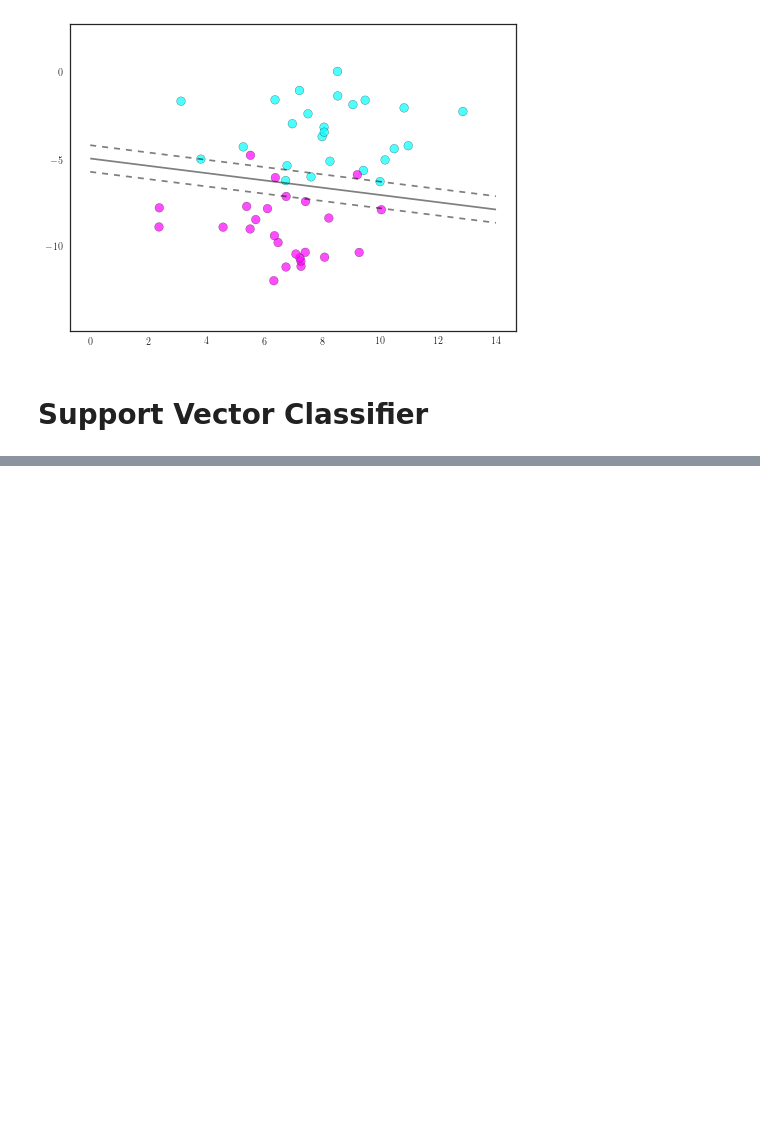
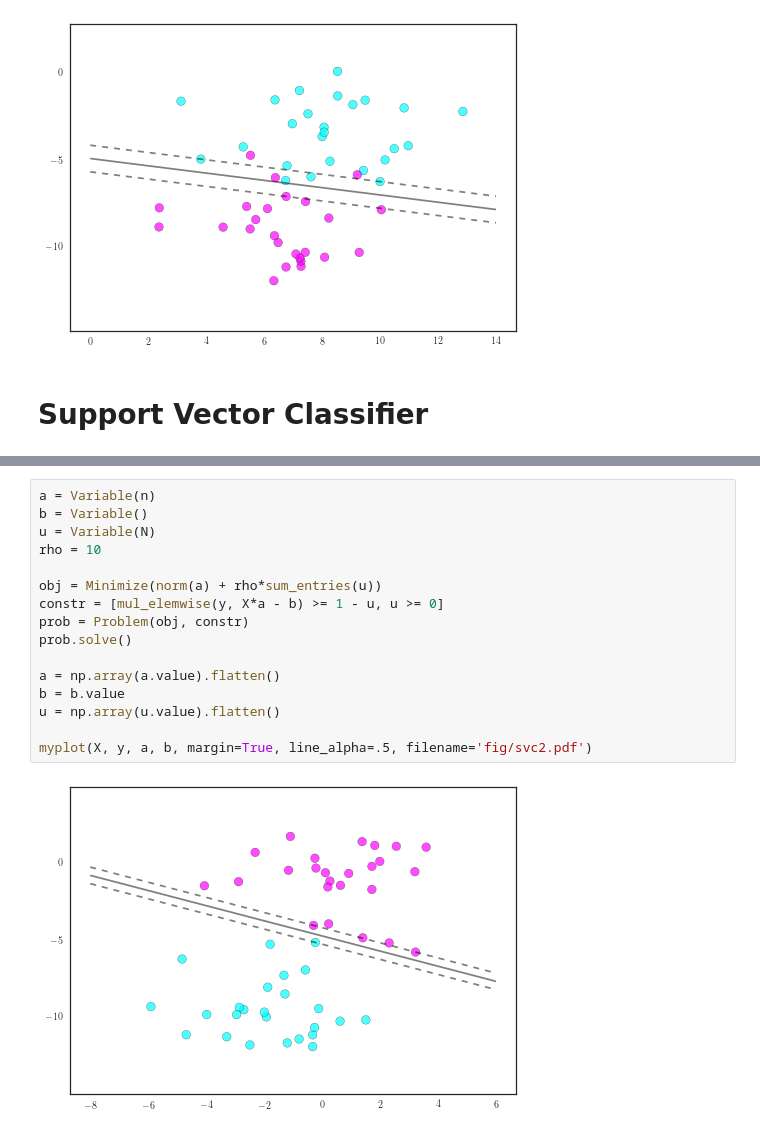
Before and after one commit to icme/cme252-optimization, a Jupyter notebook: lectures/svm/svm.ipynb, the cells around one changed output, grey strips where cells are left out. Cells and saved outputs as stored; diff of their text form; blank space fills up the shorter version.

```diff
--- a/lectures/svm/svm.ipynb
+++ b/lectures/svm/svm.ipynb
@@ -331,2 +331,20 @@ myplot(X, y, a, b, margin=True, line_alpha=.5, filename=None)
 # %% [output]
 [figure]
+# %%
+a = Variable(n)
+b = Variable()
+u = Variable(N)
+rho = 10
+
+obj = Minimize(norm(a) + rho*sum_entries(u))
+constr = [mul_elemwise(y, X*a - b) >= 1 - u, u >= 0]
+prob = Problem(obj, constr)
+prob.solve()
+
+a = np.array(a.value).flatten()
+b = b.value
+u = np.array(u.value).flatten()
+
+myplot(X, y, a, b, margin=True, line_alpha=.5, filename='fig/svc2.pdf')
+# %% [output]
+[figure, added]
```
Also changed, not shown: parts of 4 cells of this notebook, 8 other files.
